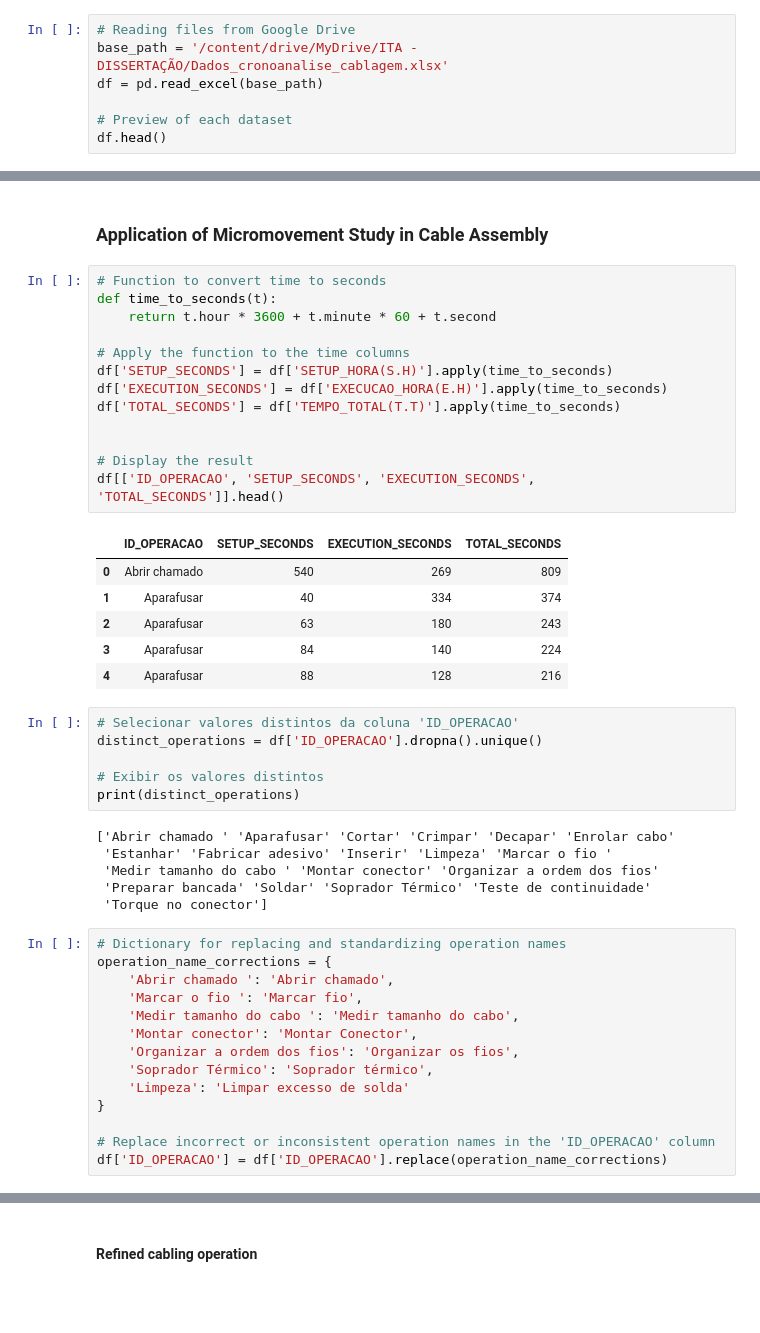
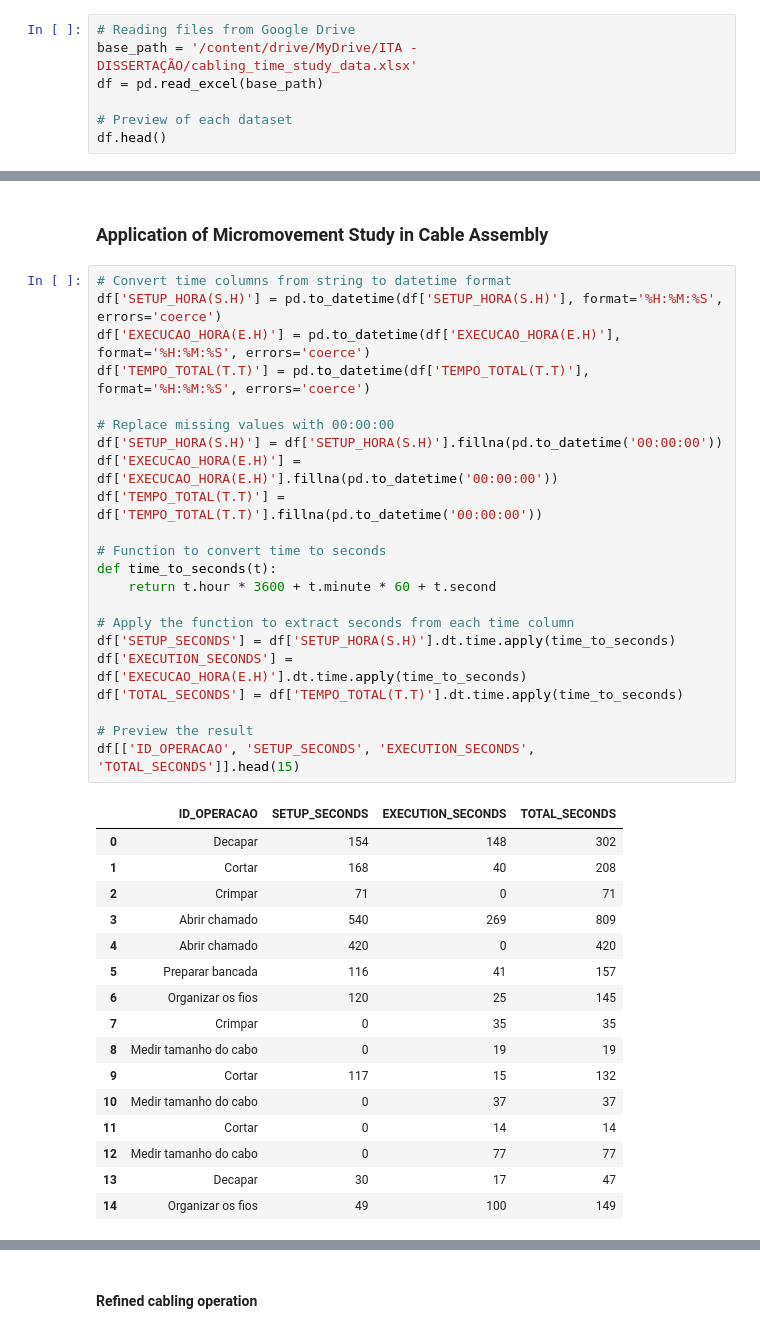
Before and after one commit to sarahbraia/dissertation_methodology_analysis_ITA, a Jupyter notebook: dissertation_methodology_analysis.ipynb, the cells around one changed output, grey strips where cells are left out. Saved outputs shown, nothing was run; the diff lists cells and outputs as text; blank space fills up the shorter version.

```diff
--- a/dissertation_methodology_analysis.ipynb
+++ b/dissertation_methodology_analysis.ipynb
@@ -12,7 +12,7 @@ from IPython.display import display
 Drive already mounted at /content/drive; to attempt to forcibly remount, call drive.mount("/content/drive", force_remount=True).
 # %%
 # Reading files from Google Drive
-base_path = '/content/drive/MyDrive/ITA -DISSERTAÇÃO/Dados_cronoanalise_cablagem.xlsx'
+base_path = '/content/drive/MyDrive/ITA -DISSERTAÇÃO/cabling_time_study_data.xlsx'
 df = pd.read_excel(base_path)
 
 # Preview of each dataset
@@ -27,48 +27,41 @@ df.head()
 # %% [markdown]
 ### Application of Micromovement Study in Cable Assembly
 # %%
+# Convert time columns from string to datetime format
+df['SETUP_HORA(S.H)'] = pd.to_datetime(df['SETUP_HORA(S.H)'], format='%H:%M:%S', errors='coerce')
+df['EXECUCAO_HORA(E.H)'] = pd.to_datetime(df['EXECUCAO_HORA(E.H)'], format='%H:%M:%S', errors='coerce')
+df['TEMPO_TOTAL(T.T)'] = pd.to_datetime(df['TEMPO_TOTAL(T.T)'], format='%H:%M:%S', errors='coerce')
+
+# Replace missing values with 00:00:00
+df['SETUP_HORA(S.H)'] = df['SETUP_HORA(S.H)'].fillna(pd.to_datetime('00:00:00'))
+df['EXECUCAO_HORA(E.H)'] = df['EXECUCAO_HORA(E.H)'].fillna(pd.to_datetime('00:00:00'))
+df['TEMPO_TOTAL(T.T)'] = df['TEMPO_TOTAL(T.T)'].fillna(pd.to_datetime('00:00:00'))
+
 # Function to convert time to seconds
 def time_to_seconds(t):
     return t.hour * 3600 + t.minute * 60 + t.second
 
-# Apply the function to the time columns
-df['SETUP_SECONDS'] = df['SETUP_HORA(S.H)'].apply(time_to_seconds)
-df['EXECUTION_SECONDS'] = df['EXECUCAO_HORA(E.H)'].apply(time_to_seconds)
-df['TOTAL_SECONDS'] = df['TEMPO_TOTAL(T.T)'].apply(time_to_seconds)
+# Apply the function to extract seconds from each time column
+df['SETUP_SECONDS'] = df['SETUP_HORA(S.H)'].dt.time.apply(time_to_seconds)
+df['EXECUTION_SECONDS'] = df['EXECUCAO_HORA(E.H)'].dt.time.apply(time_to_seconds)
+df['TOTAL_SECONDS'] = df['TEMPO_TOTAL(T.T)'].dt.time.apply(time_to_seconds)
 
-
-# Display the result
-df[['ID_OPERACAO', 'SETUP_SECONDS', 'EXECUTION_SECONDS', 'TOTAL_SECONDS']].head()
+# Preview the result
+df[['ID_OPERACAO', 'SETUP_SECONDS', 'EXECUTION_SECONDS', 'TOTAL_SECONDS']].head(15)
 # %% [output]
 |  | ID_OPERACAO | SETUP_SECONDS | EXECUTION_SECONDS | TOTAL_SECONDS |
-| 0 | Abrir chamado | 540 | 269 | 809 |
-| 1 | Aparafusar | 40 | 334 | 374 |
-| 2 | Aparafusar | 63 | 180 | 243 |
-| 3 | Aparafusar | 84 | 140 | 224 |
-| 4 | Aparafusar | 88 | 128 | 216 |
+| 0 | Decapar | 154 | 148 | 302 |
+| 1 | Cortar | 168 | 40 | 208 |
+| 2 | Crimpar | 71 | 0 | 71 |
+| 3 | Abrir chamado | 540 | 269 | 809 |
+| 4 | Abrir chamado | 420 | 0 | 420 |
+| 5 | Preparar bancada | 116 | 41 | 157 |
+| 6 | Organizar os fios | 120 | 25 | 145 |
+| 7 | Crimpar | 0 | 35 | 35 |
+| 8 | Medir tamanho do cabo | 0 | 19 | 19 |
+| 9 | Cortar | 117 | 15 | 132 |
+| 10 | Medir tamanho do cabo | 0 | 37 | 37 |
+| 11 | Cortar | 0 | 14 | 14 |
+| 12 | Medir tamanho do cabo | 0 | 77 | 77 |
+| 13 | Decapar | 30 | 17 | 47 |
+| 14 | Organizar os fios | 49 | 100 | 149 |
-# %%
-# Selecionar valores distintos da coluna 'ID_OPERACAO'
-distinct_operations = df['ID_OPERACAO'].dropna().unique()
-
-# Exibir os valores distintos
-print(distinct_operations)
-# %% [output]
-['Abrir chamado ' 'Aparafusar' 'Cortar' 'Crimpar' 'Decapar' 'Enrolar cabo'
- 'Estanhar' 'Fabricar adesivo' 'Inserir' 'Limpeza' 'Marcar o fio '
- 'Medir tamanho do cabo ' 'Montar conector' 'Organizar a ordem dos fios'
- 'Preparar bancada' 'Soldar' 'Soprador Térmico' 'Teste de continuidade'
- 'Torque no conector']
-# %%
-# Dictionary for replacing and standardizing operation names
-operation_name_corrections = {
-    'Abrir chamado ': 'Abrir chamado',
-    'Marcar o fio ': 'Marcar fio',
-    'Medir tamanho do cabo ': 'Medir tamanho do cabo',
-    'Montar conector': 'Montar Conector',
-    'Organizar a ordem dos fios': 'Organizar os fios',
-    'Soprador Térmico': 'Soprador térmico',
-    'Limpeza': 'Limpar excesso de solda'
-}
-
-# Replace incorrect or inconsistent operation names in the 'ID_OPERACAO' column
-df['ID_OPERACAO'] = df['ID_OPERACAO'].replace(operation_name_corrections)
```
Also changed, not shown: parts of 11 cells of this notebook.
